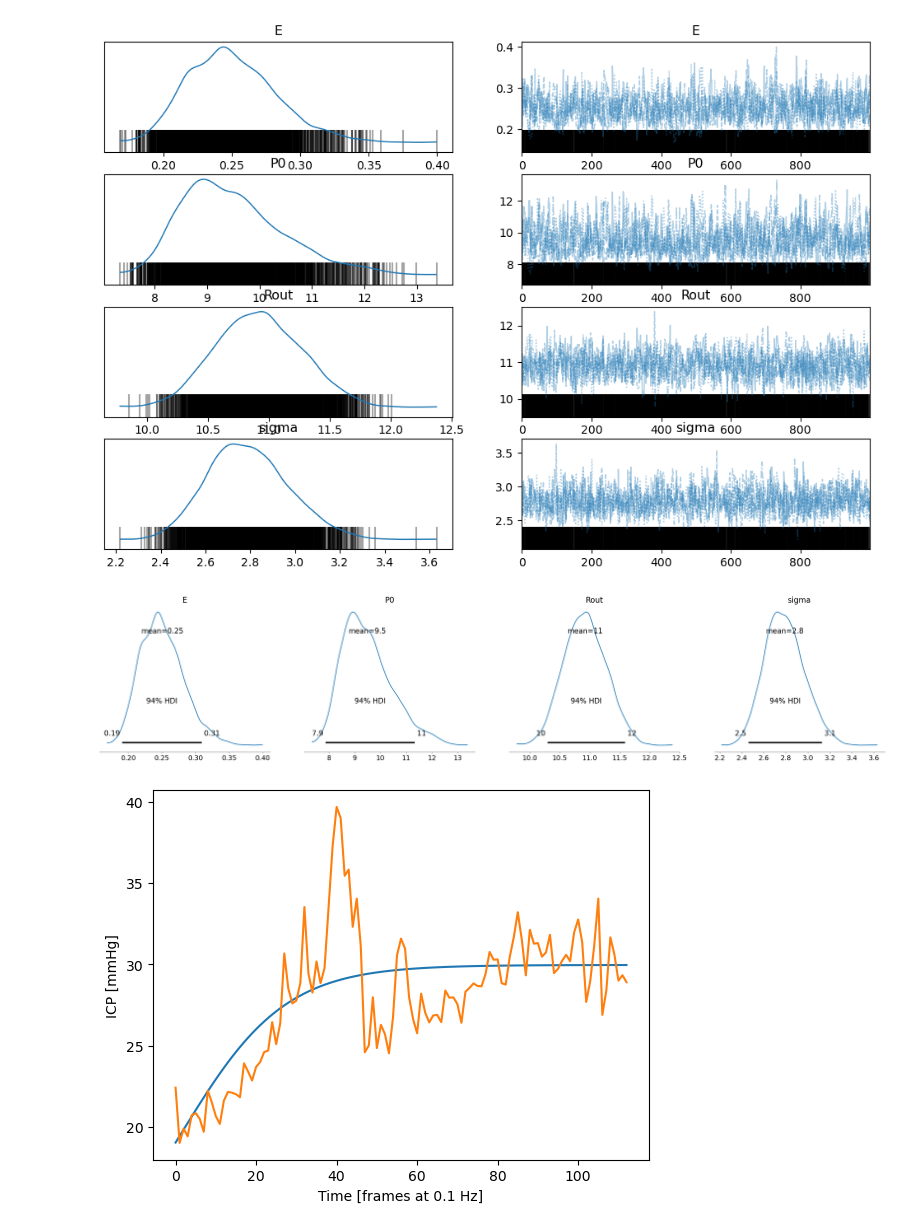
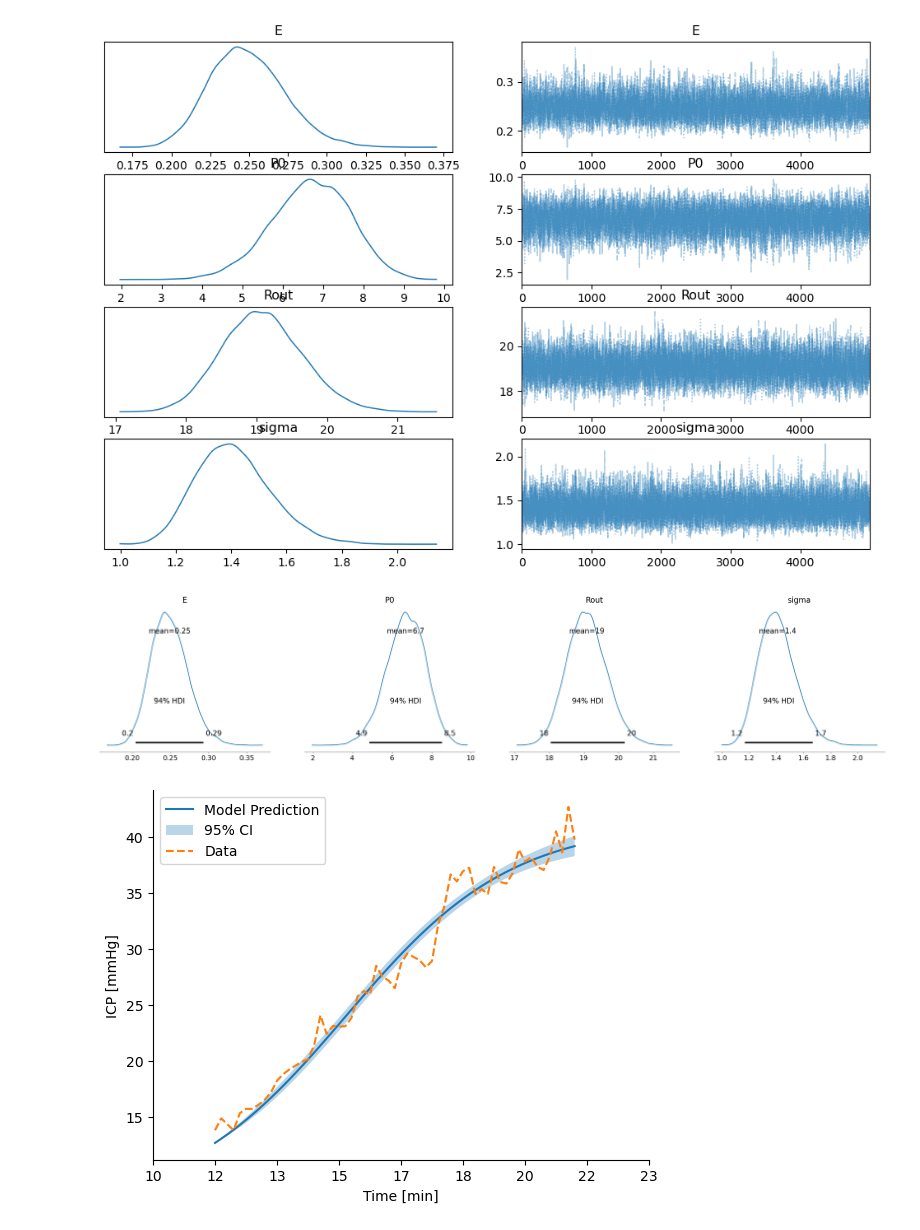
Before and after one commit to jeremi-chabros/PyBCSFD, a Jupyter notebook: main.ipynb, the cells around one changed output. Saved outputs shown, nothing was run; the diff lists cells and outputs as text; code cells hidden in the pictures.

```diff
--- a/main.ipynb
+++ b/main.ipynb
@@ -12,7 +10,7 @@ f = open('data.json')
 data = json.load(f)
 f.close()
 # %%
-Data = data[arg]
+Data = data[1]
 P_b = Data["P_b"]
 infstart = Data['infusion_start']
 infend = Data["infusion_end"]
@@ -106,22 +102,27 @@ There were 2618 divergences after tuning. Increase `target_accept` or reparamete
 # %%
 az.plot_trace(idata, combined=True);
 # %% [output]
-[figure, old version]
+[figure, new version]
 # %%
 az.plot_posterior(idata, show=True);
 # %% [output]
-[figure, old version]
+[figure, new version]
 # %%
+# Plot mean model fit to data with uncertainty
+plt.plot(time_points, mean_prediction, label='Model Prediction')
+plt.fill_between(time_points, mean_prediction - 2 * std_prediction,
+    mean_prediction + 2 * std_prediction, alpha=0.3, label='95% CI')
+
 plt.plot(time_points, icp_trace, label='Data', linestyle='--')
 plt.xlabel('Time [min]')
 plt.ylabel('ICP [mmHg]')
 plt.legend()
 plt.xticks(plt.xticks()[0], np.round(plt.xticks()[0]/6).astype(int))
 ax = plt.gca()
 ax.spines['top'].set_visible(False)
 ax.spines['right'].set_visible(False)
-plt.savefig(f"plots/{arg}.png")
-plt.cla()
+# plt.savefig(f"plots/{arg}.png")
+# plt.cla()
 plt.show()
 # %% [output]
-[figure, old version]
+[figure, new version]
```
Also changed, not shown: parts of 4 cells of this notebook.
